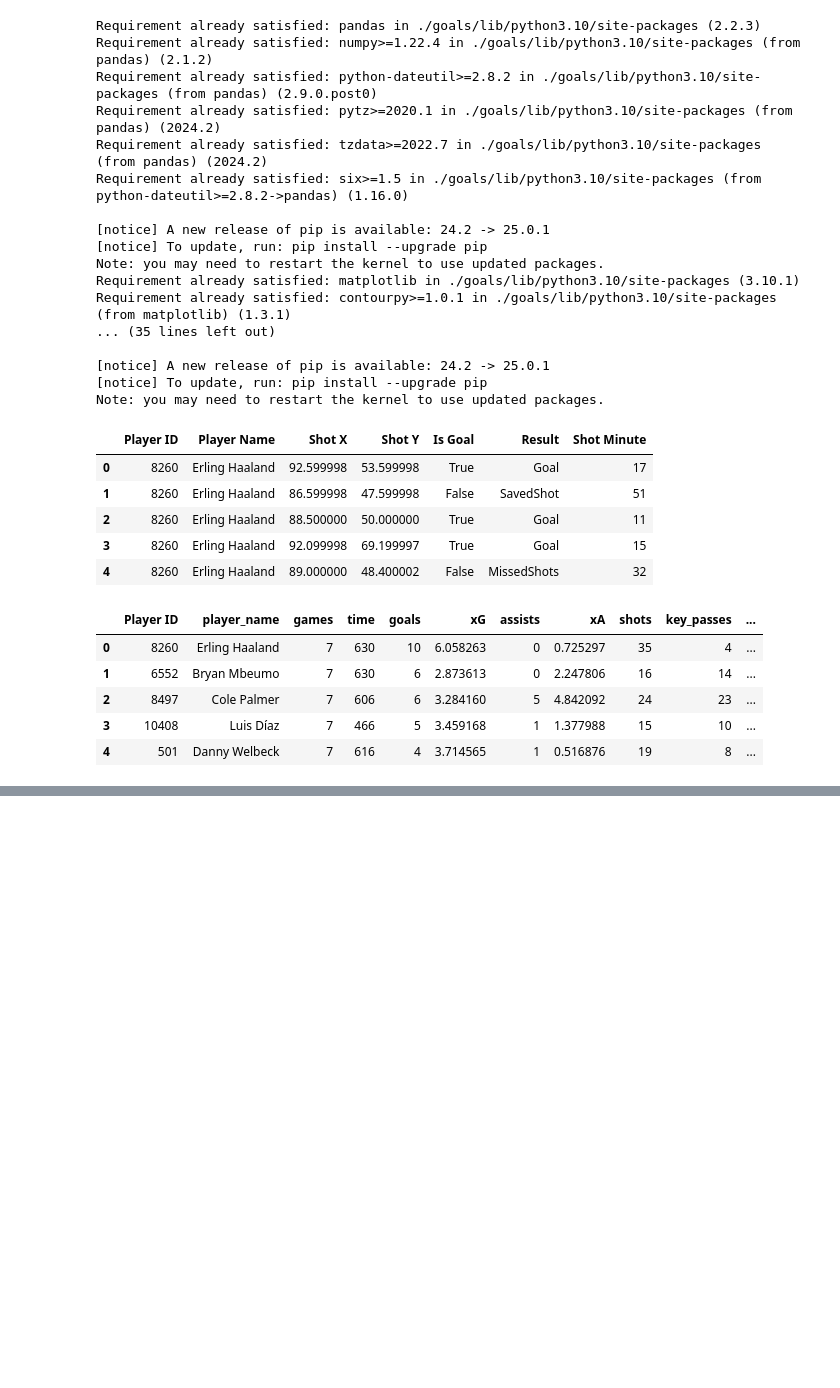
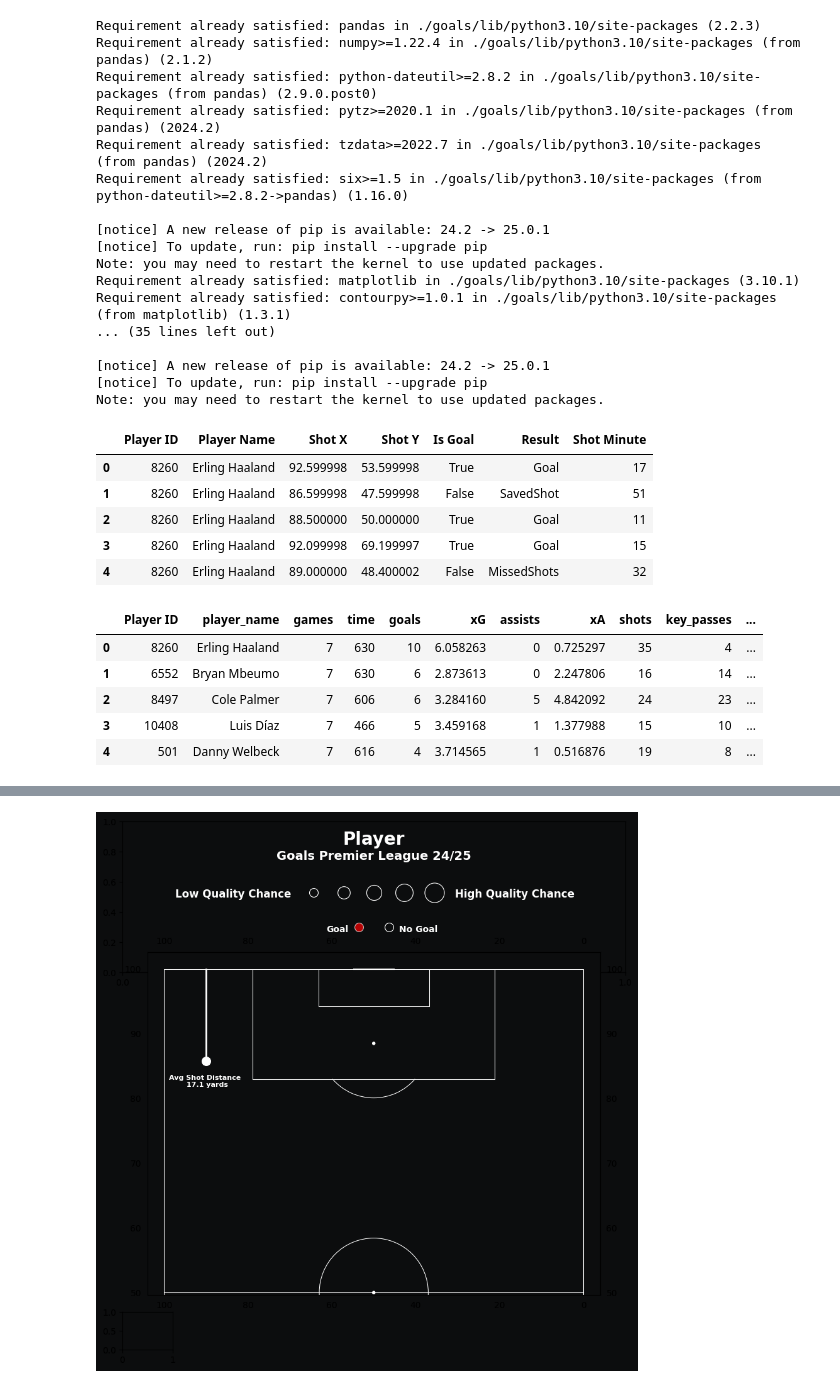
Before and after one commit to harveymarshall/football_goal_location_project, a Jupyter notebook: goals_scored.ipynb, the cells around one changed output, grey strips where cells are left out. Cells and saved outputs as stored; diff of their text form; code cells hidden in the pictures; blank space fills up the shorter version.

```diff
--- a/goals_scored.ipynb
+++ b/goals_scored.ipynb
@@ -66,0 +59,66 @@ players_df.head()
+# %%
+df['xG_Per_Shot'] = players_df['xG'] / df['Total Shots']
+players_df['points_avg_dist'] = df['Shot X'].mean()
+players_df['actual_avg_dist'] = 120 - (df['Shot X'] * 1.2).mean()
+
+df.to_csv('./data/players_shots_data_EPL_2024_updated.csv', index=False)
+players_df.to_csv('./data/players_data_EPL_2024_updated.csv', index=False)
+# %%
+bg_color = "#0c0d0e"
+
+fig = plt.figure(figsize=(8, 12))
+fig.patch.set_facecolor(bg_color)
+
+ax1 = fig.add_axes([0, .7, 1, .2])
+ax1.set_facecolor(bg_color)
+ax1.set_xlim(0, 1)
+ax1.set_ylim(0, 1)
+
+ax1.text(x=.5, y=.85, s='Player', fontsize=20, fontweight='bold', color='white', ha='center')
+
+ax1.text(x=.5, y=.75, s='Goals Premier League 24/25', fontsize=14,fontweight='bold', color='white', ha='center')
+
+ax1.text(x=.22, y=.5, s='Low Quality Chance', fontsize=12,fontweight='bold', color='white', ha='center')
+
+ax1.text(x=.78, y=.5, s='High Quality Chance', fontsize=12,fontweight='bold', color='white', ha='center')
+
+ax1.scatter(x=.38,y=.53,s=100,color=bg_color,edgecolor='white', linewidth=.8)
+
+ax1.scatter(x=.44,y=.53,s=200,color=bg_color,edgecolor='white', linewidth=.8)
+
+ax1.scatter(x=.5,y=.53,s=300,color=bg_color,edgecolor='white', linewidth=.8)
+
+ax1.scatter(x=.56,y=.53,s=400,color=bg_color,edgecolor='white', linewidth=.8)
+
+ax1.scatter(x=.62,y=.53,s=500,color=bg_color,edgecolor='white', linewidth=.8)
+
+ax1.text(x=.45, y=.27, s=f'Goal', fontsize=10, fontweight='bold', color='white', ha='right')
+
+ax1.scatter(x=.47,y=.3, s=100,color='red',edgecolor='white', linewidth=.8, alpha=.7)
+
+ax1.scatter(x=.53,y=.3, s=100,color=bg_color,edgecolor='white', linewidth=.8)
+
+ax1.text(x=.55, y=.27, s=f'No Goal', fontsize=10, fontweight='bold', color='white', ha='left')
+
+
+
+ax2 = fig.add_axes([.05, .25, .9, .5])
+ax2.set_facecolor(bg_color)
+
+pitch = VerticalPitch(pitch_type='opta',half=True, pitch_color=bg_color, pad_bottom=.5, line_color='white', linewidth=.75, axis=True, label=True)
+
+pitch.draw(ax=ax2)
+
+ax2.scatter(x=90, y=points_avg_dist, s=100, color='white', linewidth=.8)
+
+ax2.plot([90, 90], [100, points_avg_dist], color='white', linewidth=2)
+
+ax2.text(x=90, y=points_avg_dist - 4, s=f'Avg Shot Distance \n {actual_avg_dist:.1f} yards', fontsize=8, fontweight='bold', color='white', ha='center')
+
+for x in df.to_dict(orient='records'):
+    pitch.scatter(x['Shot X'], x['Shot Y'], s=x['xG_Per_Shot'] * 300, color='red' if x['goals'] > 0 else bg_color, ax=ax2, edgecolor='white', linewidth=.8, alpha=.7)
+
+ax3 = fig.add_axes([0, .2, .1, .05])
+ax3.set_facecolor(bg_color)
+# %% [output]
+[figure, added]
```
Also changed, not shown: parts of 1 cell of this notebook, 4 other files.
